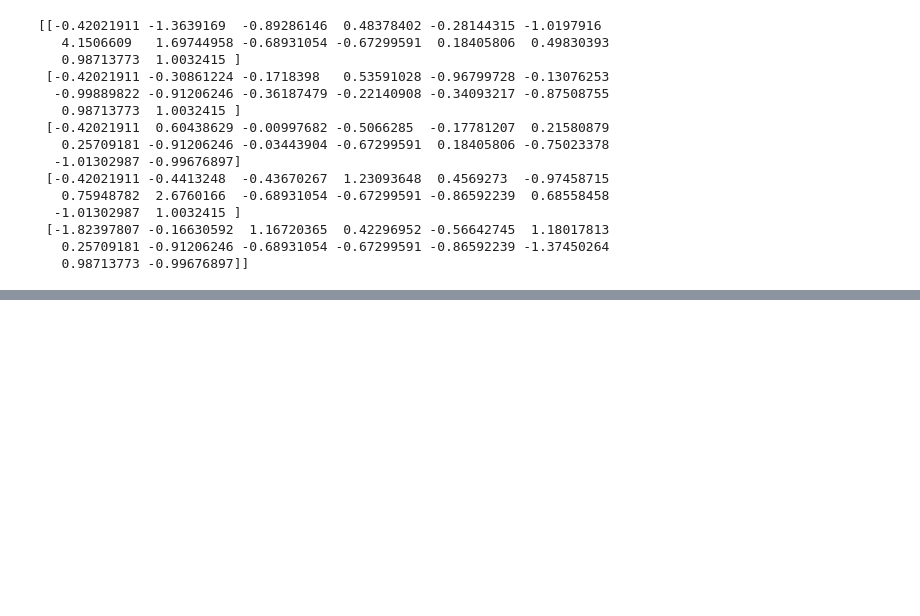
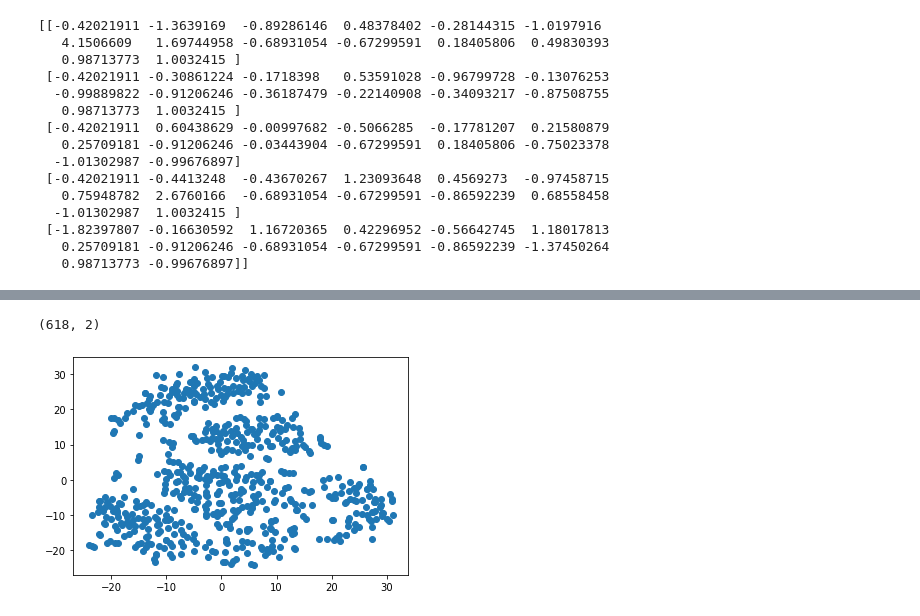
Before and after one commit to jfraz027/Unsupervised-Learning, a Jupyter notebook: Part2Apply.ipynb, the cells around one changed output, grey strips where cells are left out. Cells and saved outputs as stored; diff of their text form; code cells hidden in the pictures; blank space fills up the shorter version.

```diff
--- a/Part2Apply.ipynb
+++ b/Part2Apply.ipynb
@@ -66,0 +86,29 @@ array([0.21177355, 0.15659716, 0.08688023, 0.08301762, 0.07584858,
+# %%
+# Create a new dataframe for t-SNE
+mycleaned_df = mycleaned_df.drop(['COMPHR'],axis =1)
+labels = mycleaned_df
+# %%
+# Initialize t-SNE model
+tsne = TSNE(learning_rate=45)
+# %%
+# Reduce dimensions
+tsne_features = tsne.fit_transform(mycleaned_df)
+# %%
+# The dataset has 2 columns
+tsne_features.shape
+# %% [output]
+(618, 2)
+# %%
+# Prepare to plot the dataset
+
+# The first column of transformed features
+mycleaned_df['x'] = tsne_features[:,0]
+
+# The second column of transformed features
+mycleaned_df['y'] = tsne_features[:,1]
+# %%
+# Visualize the clusters
+plt.scatter(mycleaned_df['x'], mycleaned_df['y'])
+plt.show()
+# %% [output]
+[figure, added]
```
Also changed, not shown: parts of 11 cells of this notebook, 2 other files.
